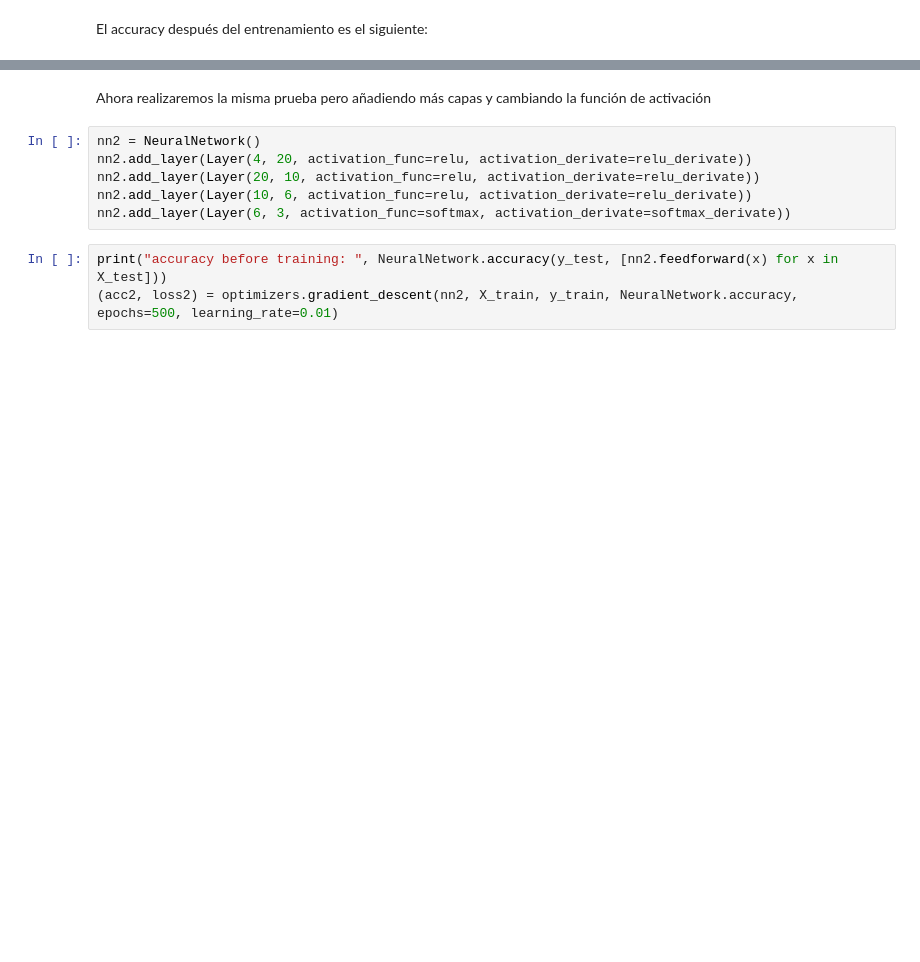
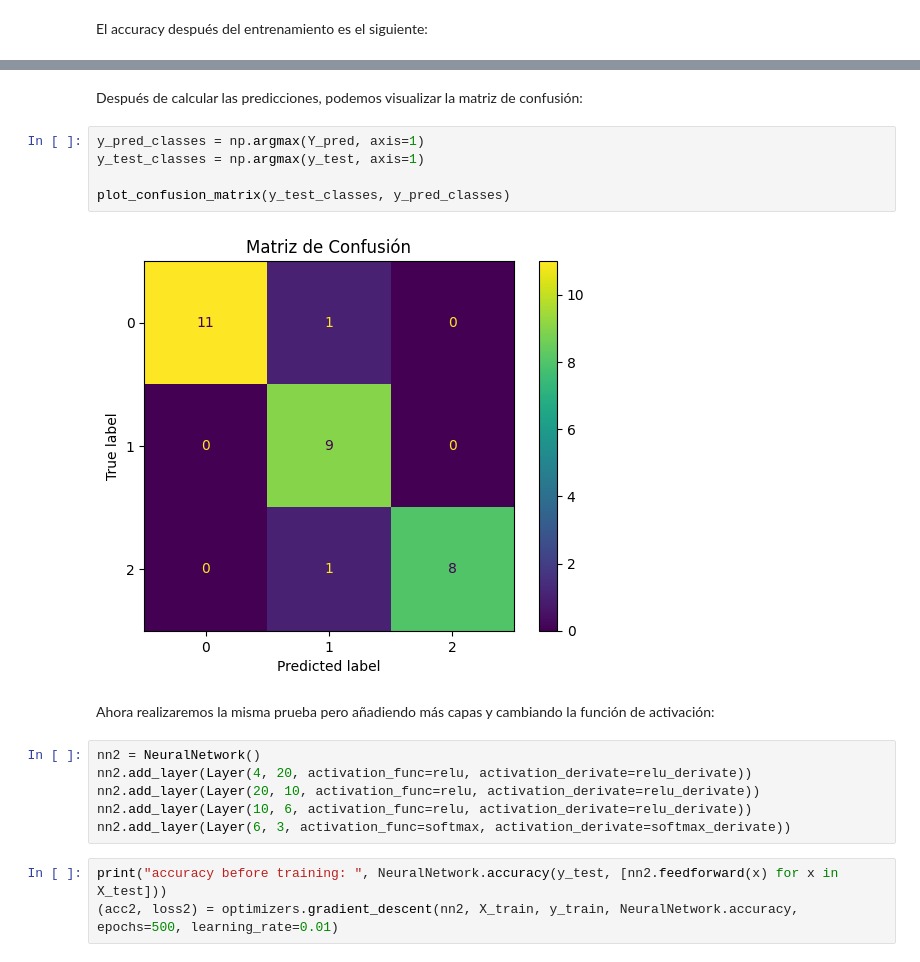
Before and after one commit to adoojeda/ModularNNEngine, a Jupyter notebook: main.ipynb, the cells around one changed output, grey strips where cells are left out. Drawn from its saved outputs; the diff is of its cells as text; blank space fills up the shorter version.

Commit message:
Reajuste de los tests

```diff
--- a/main.ipynb
+++ b/main.ipynb
@@ -61,5 +62,14 @@ Accuracy after training (on test):  0.9
+# %% [markdown]
+Después de calcular las predicciones, podemos visualizar la matriz de confusión:
+# %%
+y_pred_classes = np.argmax(Y_pred, axis=1)
+y_test_classes = np.argmax(y_test, axis=1)
+
+plot_confusion_matrix(y_test_classes, y_pred_classes)
+# %% [output]
+[figure, added]
 # %% [markdown]
-Ahora realizaremos la misma prueba pero añadiendo más capas y cambiando la función de activación
+Ahora realizaremos la misma prueba pero añadiendo más capas y cambiando la función de activación:
 # %%
 nn2 = NeuralNetwork()
 nn2.add_layer(Layer(4, 20, activation_func=relu, activation_derivate=relu_derivate))
```
Also changed, not shown: parts of 21 cells of this notebook.
